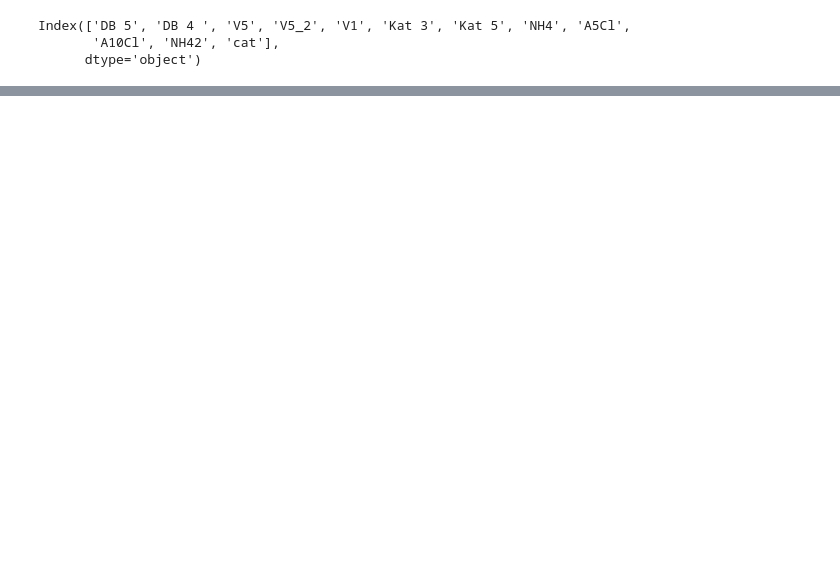
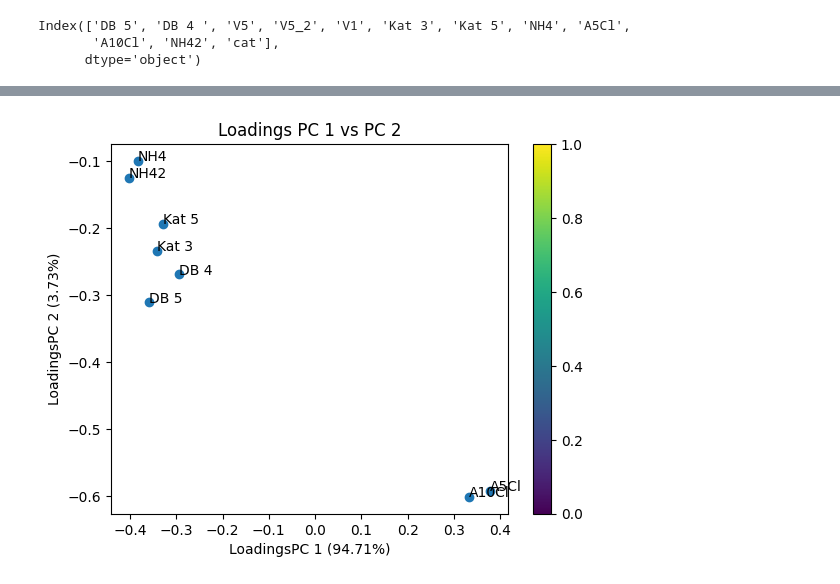
Before and after one commit to wiemila/ML-courses, a Jupyter notebook: Cutoff_syringes.ipynb, the cells around one changed output, grey strips where cells are left out. Saved outputs shown, nothing was run; the diff lists cells and outputs as text; code cells hidden in the pictures; blank space fills up the shorter version.

```diff
--- a/Cutoff_syringes.ipynb
+++ b/Cutoff_syringes.ipynb
@@ -86,0 +234,11 @@ KeyError: ('DB 5', 'DB 4 ', 'V5', 'V5_2', 'V1', 'Kat 3', 'Kat 5', 'NH4', 'A5Cl',
+# %%
+name = df2[['DB 5', 'DB 4 ', 'Kat 3', 'Kat 5', 'NH4', 'A5Cl','A10Cl', 'NH42']]
+plt.scatter(pca.components_[0,:],pca.components_[1,:],cmap='Set1')
+plt.title('Loadings PC 1 vs PC 2')
+plt.xlabel('LoadingsPC 1 (%.2f%%)' % (pca.explained_variance_ratio_[0]*100))
+plt.ylabel('LoadingsPC 2 (%.2f%%)' % (pca.explained_variance_ratio_[1]*100))
+for i, txt in enumerate(name):
+    plt.annotate(txt, (pca.components_[0,:][i],pca.components_[1,:][i]))
+plt.colorbar();
+# %% [output]
+[figure, added]
```
Also changed, not shown: parts of 17 cells of this notebook.
